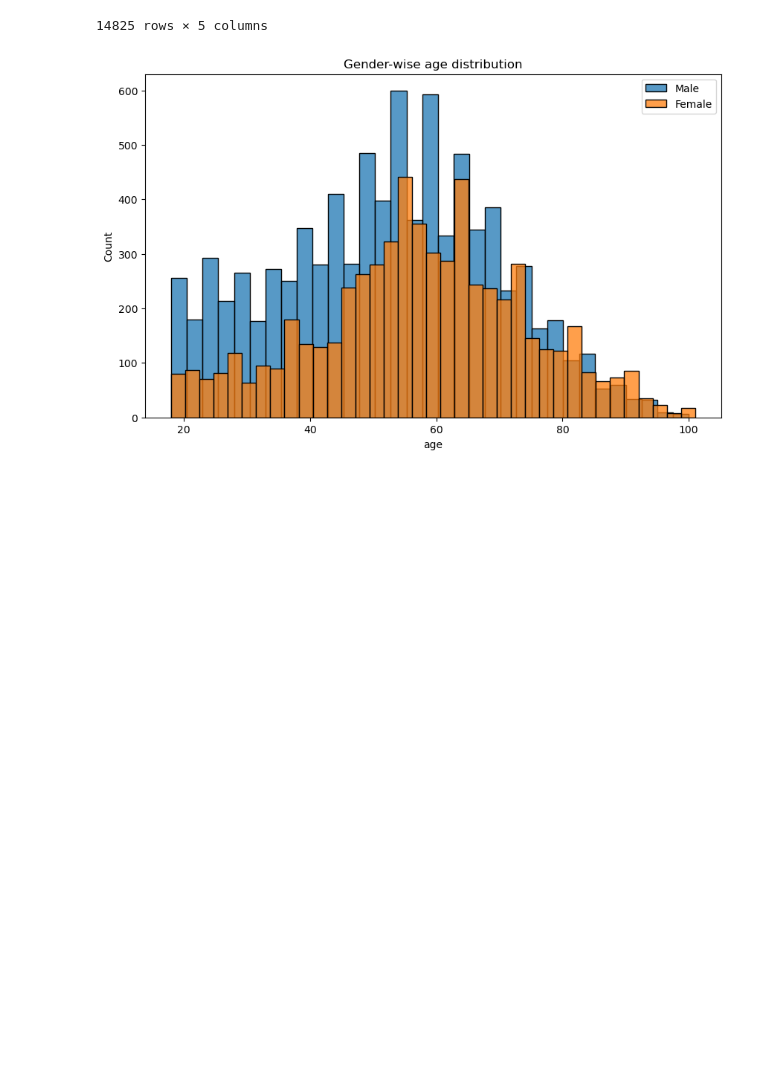
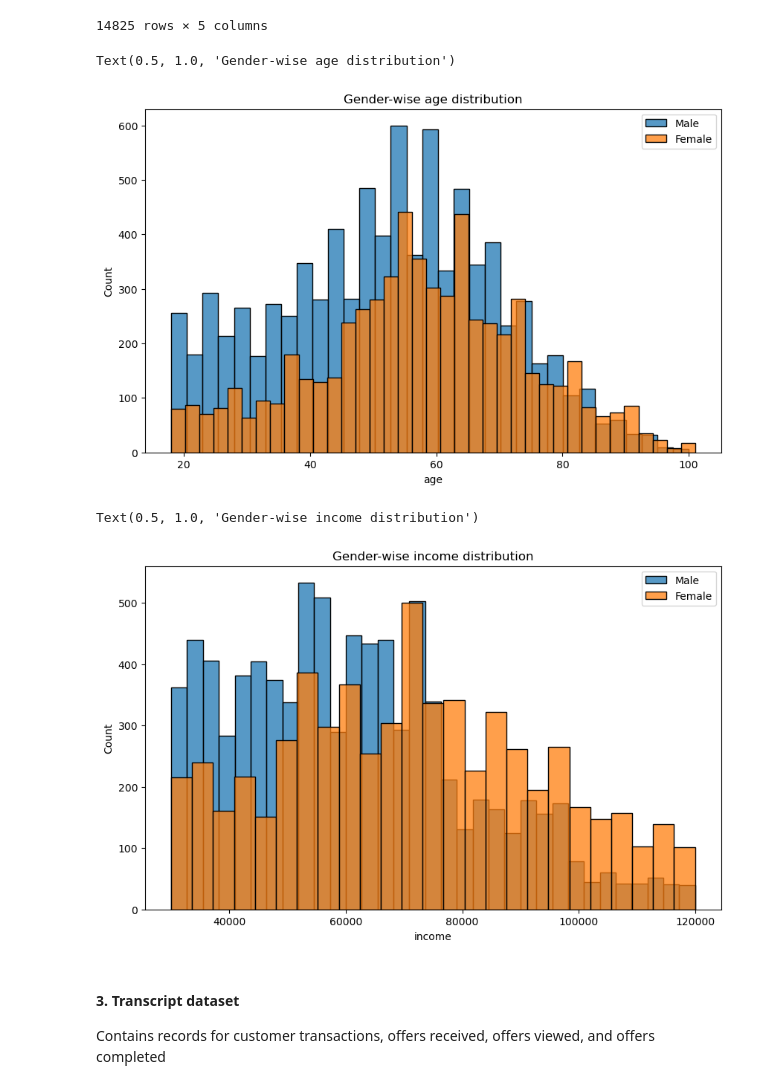
Before and after one commit to edidiongaligbe/Starbucks_Capstone_Project, a Jupyter notebook: Starbucks_Project.ipynb, the cells around one changed output. Saved outputs shown, nothing was run; the diff lists cells and outputs as text; code cells hidden in the pictures; blank space fills up the shorter version.

```diff
--- a/Starbucks_Project.ipynb
+++ b/Starbucks_Project.ipynb
@@ -225,14 +225,24 @@ profile
 14825 rows × 5 columns
 # %%
 # Gender-wise age distribution
-male_age = profile[profile.gender == 'M'].age
-female_age = profile[profile.gender == 'F'].age
-
 fig, ax = plt.subplots(figsize=(10, 6))
-sns.histplot(x=male_age, label='Male',ax=ax)
-sns.histplot(x=female_age, label='Female',ax=ax)
+sns.histplot(x=profile[profile.gender == 'M'].age, label='Male',ax=ax)
+sns.histplot(x=profile[profile.gender == 'F'].age, label='Female',ax=ax)
 ax.legend()
 ax.set_title('Gender-wise age distribution')
-plt.show()
 # %% [output]
+Text(0.5, 1.0, 'Gender-wise age distribution')
 [figure]
+# %%
+# Gender-wise income distribution
+fig, ax = plt.subplots(figsize=(10, 6))
+sns.histplot(x=profile[profile.gender=='M'].income, label='Male', ax=ax)
+sns.histplot(x=profile[profile.gender=='F'].income, label='Female', ax=ax)
+ax.legend()
+ax.set_title('Gender-wise income distribution')
+# %% [output]
+Text(0.5, 1.0, 'Gender-wise income distribution')
+[figure, added]
+# %% [markdown]
+#### 3. Transcript dataset
+Contains records for customer transactions, offers received, offers viewed, and offers completed
```
